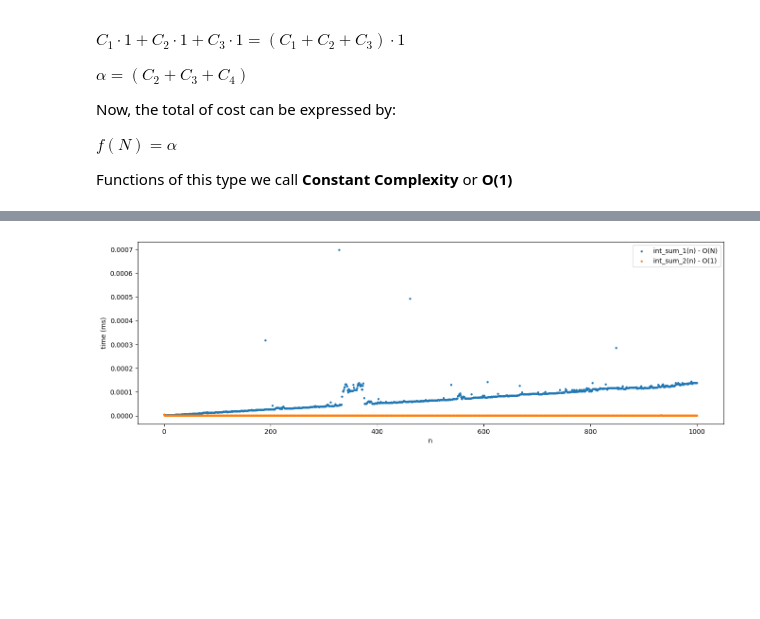
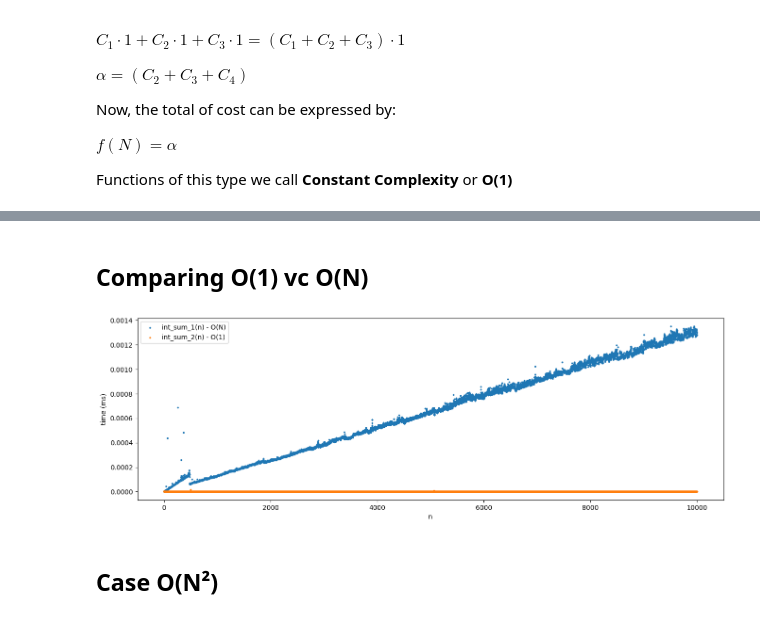
Before and after one commit to DinizMaths/algorithms_and_data_structure, a Jupyter notebook: week_5/Algorithm_Complexity_1.ipynb, the cells around one changed output, grey strips where cells are left out. Saved outputs shown, nothing was run; the diff lists cells and outputs as text; code cells hidden in the pictures; blank space fills up the shorter version.

```diff
--- a/week_5/Algorithm_Complexity_1.ipynb
+++ b/week_5/Algorithm_Complexity_1.ipynb
@@ -64,10 +88,12 @@ Functions of this type we call **Constant Complexity** or **O(1)**
+# %% [markdown]
+## Comparing O(1) vc O(N)
 # %%
 import time
 import numpy as np
 
 import matplotlib.pyplot as plt
 # %%
-numbers = np.arange(0, 1001, 1)
+numbers = np.arange(0, 10001, 1)
 
 def compute_time(func, numbers: list):
   timers = []
@@ -85,16 +111,18 @@ def compute_time(func, numbers: list):
 # %%
 times_1 = compute_time(int_sum_1, numbers)
 times_2 = compute_time(int_sum_2, numbers)
 
 plt.figure(figsize=(16, 5))
 
-plt.scatter(x=numbers, y=times_1, label="int_sum_1(n) - O(N)", s=5)
-plt.scatter(x=numbers, y=times_2, label="int_sum_2(n) - O(1)", s=5)
+plt.scatter(x=numbers, y=times_1, label="int_sum_1(n) - O(N)", s=3)
+plt.scatter(x=numbers, y=times_2, label="int_sum_2(n) - O(1)", s=3)
 
 plt.xlabel("n")
 plt.ylabel("time (ms)")
 
 plt.legend()
 plt.show()
 # %% [output]
-[figure, old version]
+[figure, new version]
+# %% [markdown]
+## Case O(N²)
```
Also changed, not shown: parts of 11 cells of this notebook, 1 other file.
